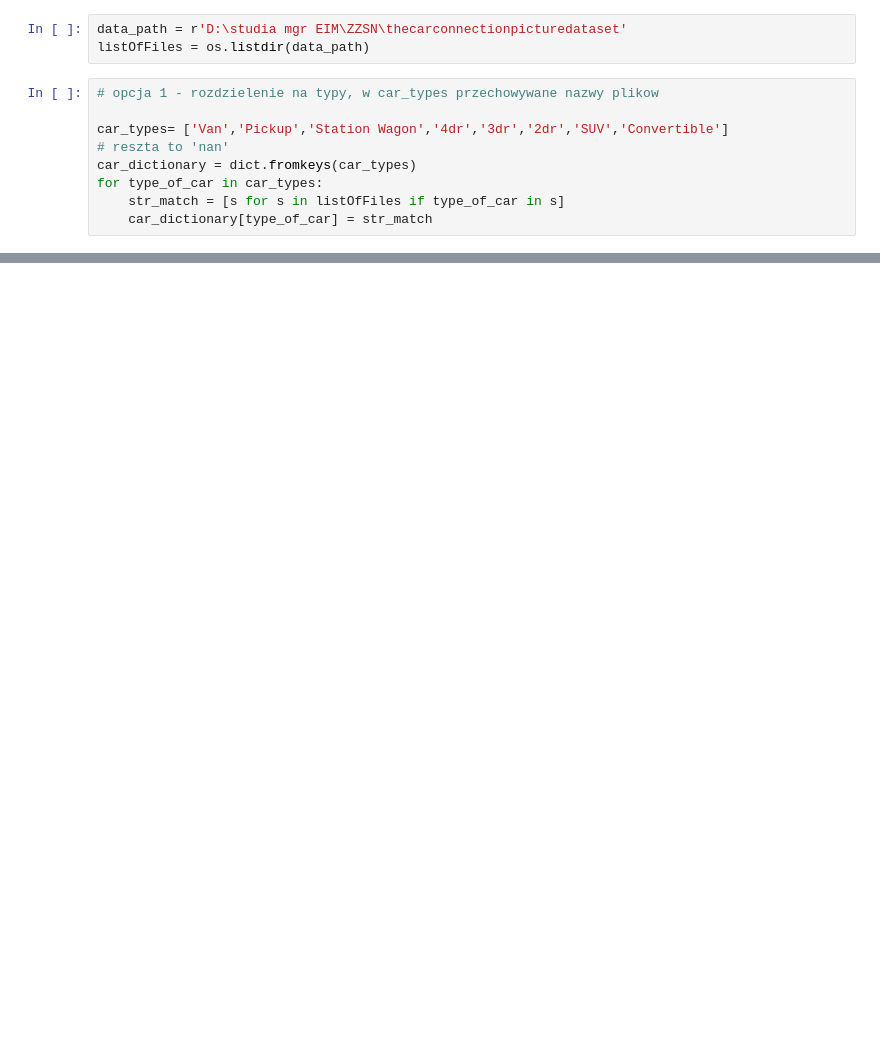
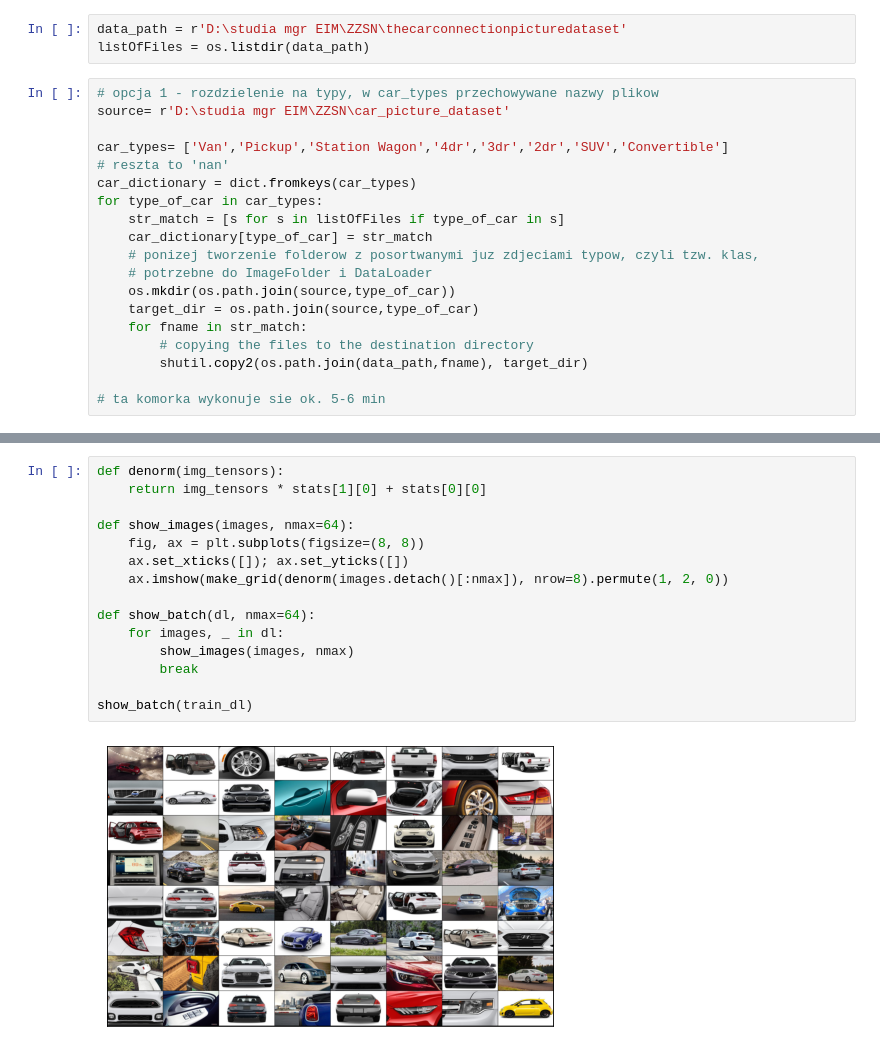
Before and after one commit to HannaKatarzyna/GAN_ZZSN, a Jupyter notebook: GAN_implementation.ipynb, the cells around one changed output, grey strips where cells are left out. Cells and saved outputs as stored; diff of their text form; blank space fills up the shorter version.

```diff
--- a/GAN_implementation.ipynb
+++ b/GAN_implementation.ipynb
@@ -13,6 +16,7 @@ data_path = r'D:\studia mgr EIM\ZZSN\thecarconnectionpicturedataset'
 listOfFiles = os.listdir(data_path)
 # %%
 # opcja 1 - rozdzielenie na typy, w car_types przechowywane nazwy plikow
+source= r'D:\studia mgr EIM\ZZSN\car_picture_dataset'
 
 car_types= ['Van','Pickup','Station Wagon','4dr','3dr','2dr','SUV','Convertible']
 # reszta to 'nan'
@@ -20,3 +24,12 @@ car_dictionary = dict.fromkeys(car_types)
 for type_of_car in car_types:
     str_match = [s for s in listOfFiles if type_of_car in s]
     car_dictionary[type_of_car] = str_match
+    # ponizej tworzenie folderow z posortwanymi juz zdjeciami typow, czyli tzw. klas,
+    # potrzebne do ImageFolder i DataLoader
+    os.mkdir(os.path.join(source,type_of_car))
+    target_dir = os.path.join(source,type_of_car)
+    for fname in str_match:
+        # copying the files to the destination directory
+        shutil.copy2(os.path.join(data_path,fname), target_dir)
+
+# ta komorka wykonuje sie ok. 5-6 min
@@ -55,0 +105,17 @@ class Discriminator(nn.Module):
+# %%
+def denorm(img_tensors):
+    return img_tensors * stats[1][0] + stats[0][0]
+
+def show_images(images, nmax=64):
+    fig, ax = plt.subplots(figsize=(8, 8))
+    ax.set_xticks([]); ax.set_yticks([])
+    ax.imshow(make_grid(denorm(images.detach()[:nmax]), nrow=8).permute(1, 2, 0))
+
+def show_batch(dl, nmax=64):
+    for images, _ in dl:
+        show_images(images, nmax)
+        break
+
+show_batch(train_dl)
+# %% [output]
+[figure, added]
```
Also changed, not shown: parts of 12 cells of this notebook.
